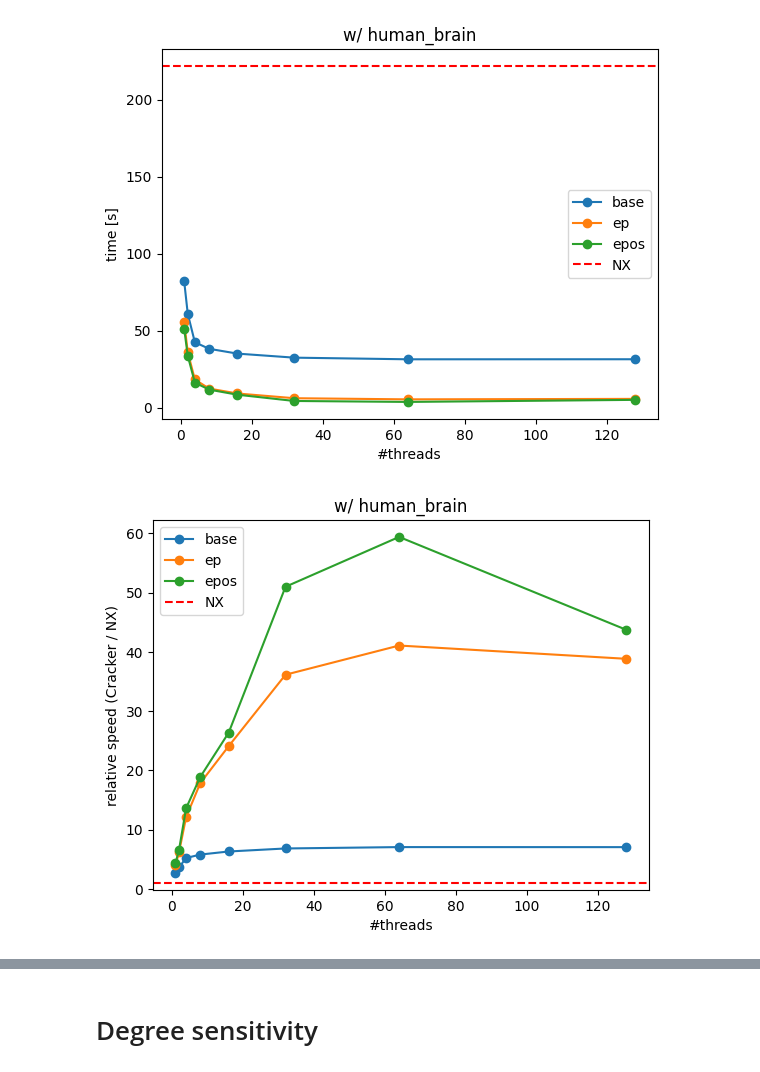
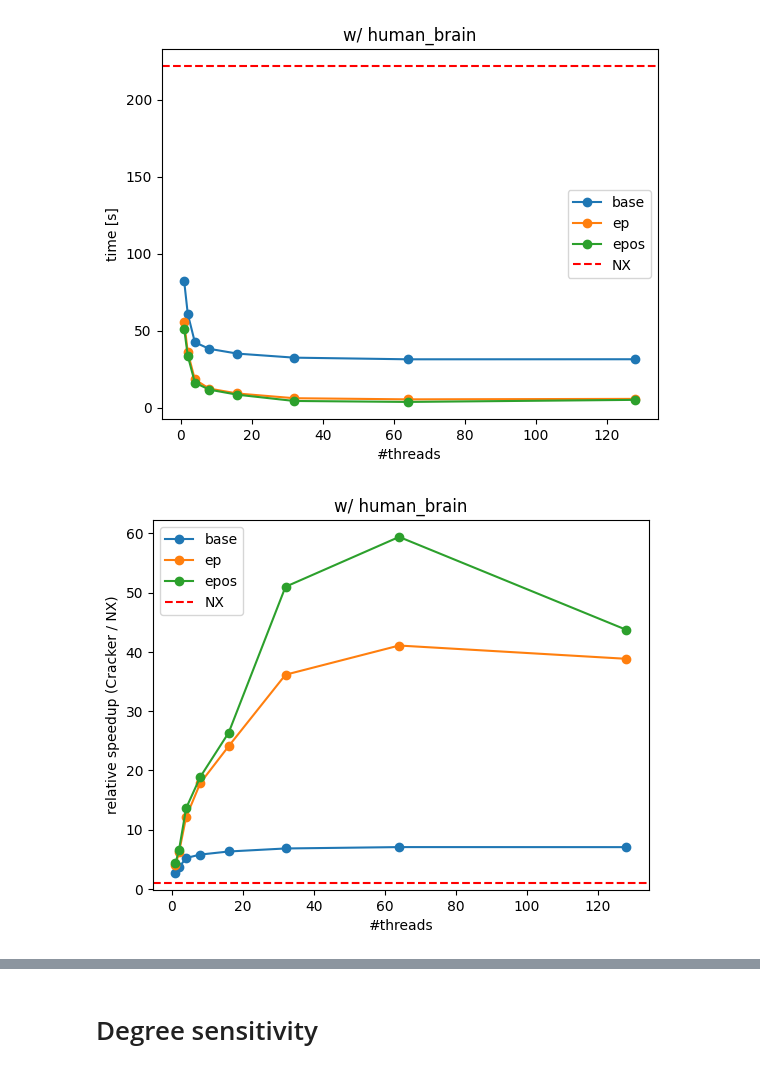
Before and after one commit to dSampietro/Rusty-CRACKER, a Jupyter notebook: plotting/nbk.ipynb, the cells around one changed output, grey strips where cells are left out. Drawn from its saved outputs; the diff is of its cells as text; code cells hidden in the pictures.

```diff
--- a/plotting/nbk.ipynb
+++ b/plotting/nbk.ipynb
@@ -119,34 +119,34 @@ plt.show()
 # %%
 nx_time = 221935.6243 / 1000
 cols = ["base", "ep", "epos"]
 
 info = pd.read_csv("bn_titanic_diffThread.csv", comment='%')
 info[cols] = nx_time / (info[cols] / 1000)
 
 
 
 # Plotting the parallel algorithm's performance
 plt.plot(info['num_threads'], info["base"], label="base", marker='o')
 plt.plot(info['num_threads'], info["ep"], label="ep", marker='o')
 plt.plot(info['num_threads'], info["epos"], label="epos", marker='o')
 
 
 # Plotting the single-core algorithm (as a constant line)
 plt.axhline(y=nx_time/nx_time, color='r', linestyle='--', label="NX")
 
 #plt.xscale('log')
 #plt.xticks(info["num_threads"])
 
 # Adding labels and title
 plt.xlabel("#threads")
-plt.ylabel("relative speed (Cracker / NX)")
+plt.ylabel("relative speedup (Cracker / NX)")
 plt.title("w/ human_brain")
 plt.legend()
 
 # Show the plot
 plt.show()
 # %% [output]
-[figure, old version]
+[figure, new version]
 # %%
 nx_time = 391327.26264 / 1000
 
```
Also changed, not shown: parts of 3 cells of this notebook.
